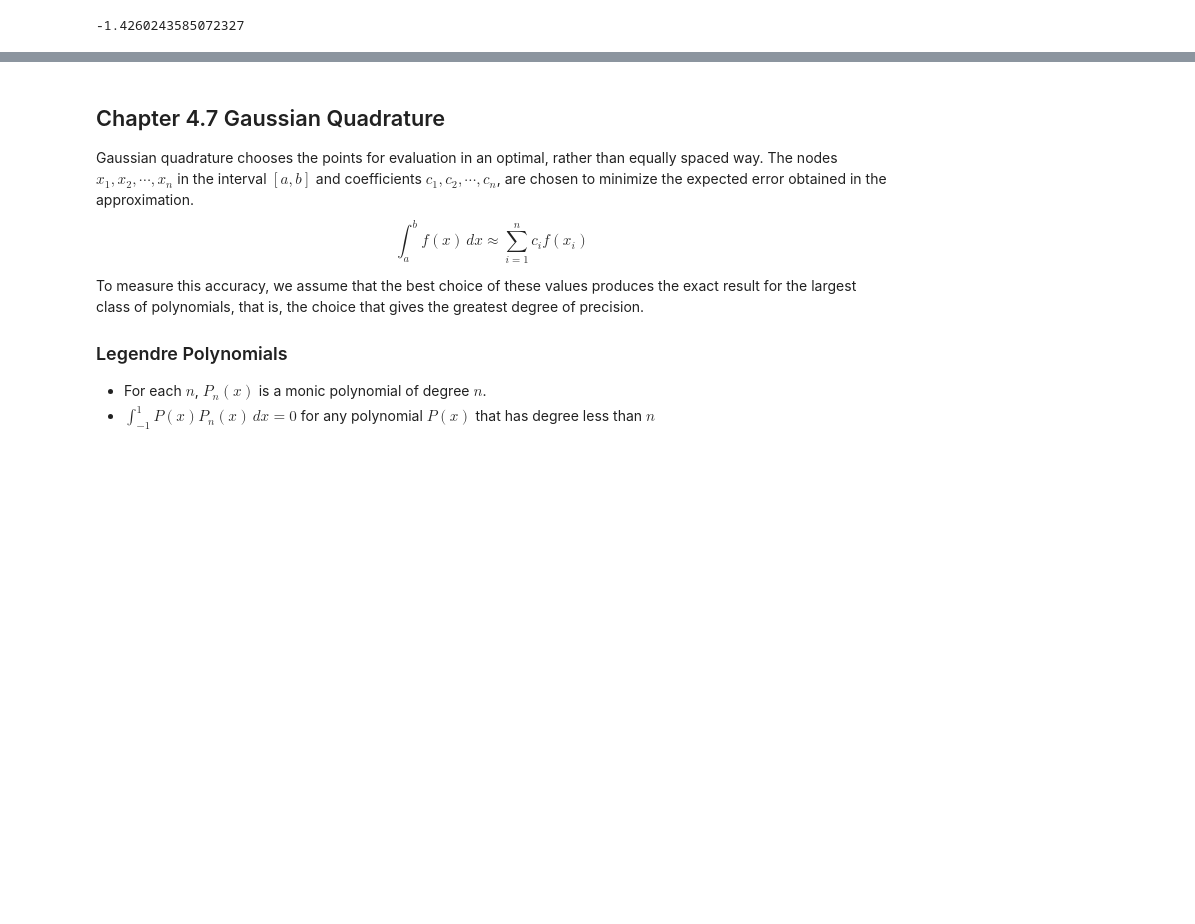
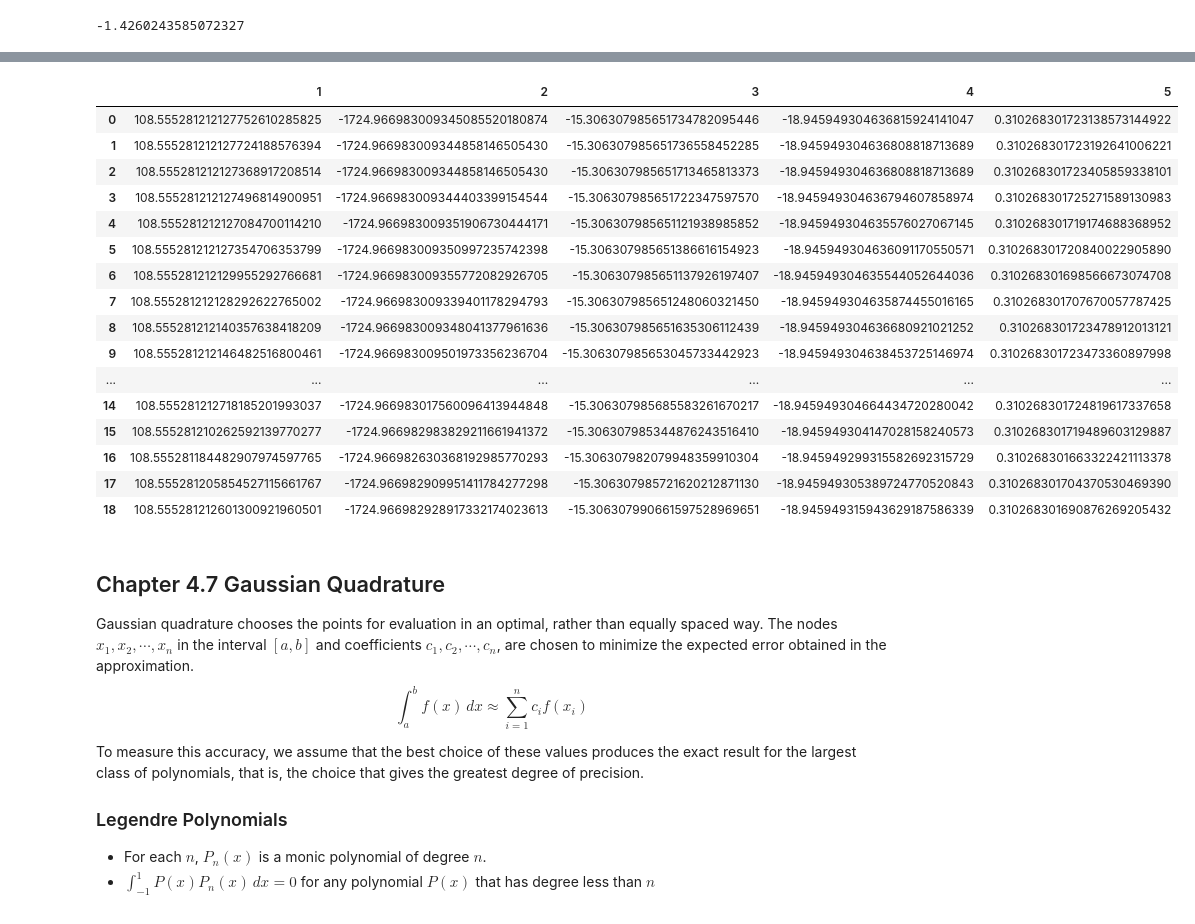
Before and after one commit to Haus226/numericAnalysis, a Jupyter notebook: Chapter 4.ipynb, the cells around one changed output, grey strips where cells are left out. Cells and saved outputs as stored; diff of their text form; code cells hidden in the pictures; blank space fills up the shorter version.

Commit message:
Implement Adaptive Closed Newton-Cotes

```diff
--- a/Chapter 4.ipynb
+++ b/Chapter 4.ipynb
@@ -3,7 +3,9 @@ import numpy as np
 from typing import Union, List, Callable, Any, Tuple
 import matplotlib.pyplot as plt
 import pandas as pd
-pd.set_option("display.precision", 8)
+import math
+
+pd.set_option("display.precision", 24)
 
 
 # This function is used to form polynomial from roots which will be used in
@@ -12,7 +14,7 @@ pd.set_option("display.precision", 8)
 def integPolynomial(index:int, roots:np.ndarray, coef:np.ndarray, alpha:float=None, beta:float=None) -> float:
     idxs = np.arange(len(roots)) != index
     poly = np.polynomial.Polynomial.fromroots(roots[idxs])
-    an_poly = np.polynomial.Polynomial.integ(poly)
+    an_poly = poly.integ()
     coef[index] = an_poly(1) - an_poly(-1)
     coef[index] /= np.prod(roots[index] - roots[idxs])
     if (alpha is not None) and (beta is not None):
@@ -265,6 +267,9 @@ where
 $$a_i=\int_{x_0}^{x_n}L_i(x)\,dx=\int_{x_0}^{x_n}\prod_{\substack{j=0 \\ j\neq i}}^n\frac{(x-x_j)}{(x_i-x_j)}\,dx$$
 # %%
 def closedNewtonCotesCoef(num_points:int) -> np.ndarray:
+    '''
+    Coefficient of each f in Closed Newton-Cotes formula
+    '''
     h = 2 / num_points
     num_points += 1
     roots = np.linspace(-1, 1, num_points)
@@ -279,6 +284,9 @@ def closedNewtonCotes(func:Callable[[Union[float, int, np.ndarray]], Union[float
             num_points:int,
             visualize:bool=False,
             ) -> float:
+    '''
+    Closed Newton-Cotes Formulae
+    '''
     coef = closedNewtonCotesCoef(num_points)
     h = (b - a) / num_points
     num_points += 1
@@ -293,7 +301,6 @@ def closedNewtonCotes(func:Callable[[Union[float, int, np.ndarray]], Union[float
         plt.scatter(x, y, s=30)
         plt.fill_between(x, y, edgecolor="black")
         plt.show()
-
     return np.sum(coef * y) * h
 # %%
 f = lambda x: x * np.sin(x ** 2)
@@ -594,6 +647,8 @@ def CompositeNewtonCotes_(func:Callable[[Union[float, int, np.ndarray]], Union[f
            m:int=2,
            N:int=None,
            ) -> float:
+    if (N is not None) and (N % m):
+        raise ValueError("N must be disivible by m")
     if (h is None) and (N is None):
         raise ValueError("h and N cannot be None at the same time")
     elif h is None:
@@ -606,8 +661,8 @@ def CompositeNewtonCotes_(func:Callable[[Union[float, int, np.ndarray]], Union[f
 
     approx = 0
     for idx in range(0, N - m + 1, m):
-        approx += np.sum(func(x[idx:idx + m + 1]) * coef) * h
-    return approx
+        approx += np.sum(func(x[idx:idx + m + 1]) * coef)
+    return approx * h
 # %%
 # Exercise Set 4.4 Question 1
 import pandas as pd
@@ -912,3 +1057,40 @@ AdaTrapezoidal(f, 1.0, 3.0, 1e-3, visualize=True)
+# %%
+f = [
+    lambda x: np.exp(2 * x) * np.sin(3 * x),
+    lambda x: np.exp(3 * x) * np.sin(2 * x),
+    lambda x: 2 * x * np.cos(2 * x) - (x - 2) ** 2,
+    lambda x: 4 * x * np.cos(2 * x) - (x - 2) ** 2,
+    lambda x: np.sin(x ** 2)
+]
+a = [1, 1, 0, 0, 0]
+b = [3, 3, 5, 5, 1]
+
+n = 20
+approx = [[] for _ in range(len(f))]
+for idx in range(len(f)):
+    for jdx in range(1, n):
+        approx[idx].append(AdaClosedNewtonCotes(f[idx], a[idx], b[idx], jdx + 1, 10 ** (-10)))
+pd.DataFrame({
+    idx + 1:approx[idx] for idx in range(len(f))
+})
+# %% [output]
+|  | 1 | 2 | 3 | 4 | 5 |
+| 0 | 108.555281212127752610285825 | -1724.966983009345085520180874 | -15.306307985651734782095446 | -18.945949304636815924141047 | 0.310268301723138573144922 |
+| 1 | 108.555281212127724188576394 | -1724.966983009344858146505430 | -15.306307985651736558452285 | -18.945949304636808818713689 | 0.310268301723192641006221 |
+| 2 | 108.555281212127368917208514 | -1724.966983009344858146505430 | -15.306307985651713465813373 | -18.945949304636808818713689 | 0.310268301723405859338101 |
+| 3 | 108.555281212127496814900951 | -1724.966983009344403399154544 | -15.306307985651722347597570 | -18.945949304636794607858974 | 0.310268301725271589130983 |
+| 4 | 108.555281212127084700114210 | -1724.966983009351906730444171 | -15.306307985651121938985852 | -18.945949304635576027067145 | 0.310268301719174688368952 |
+| 5 | 108.555281212127354706353799 | -1724.966983009350997235742398 | -15.306307985651386616154923 | -18.945949304636091170550571 | 0.310268301720840022905890 |
+| 6 | 108.555281212129955292766681 | -1724.966983009355772082926705 | -15.306307985651137926197407 | -18.945949304635544052644036 | 0.310268301698566673074708 |
+| 7 | 108.555281212128292622765002 | -1724.966983009339401178294793 | -15.306307985651248060321450 | -18.945949304635874455016165 | 0.310268301707670057787425 |
+| 8 | 108.555281212140357638418209 | -1724.966983009348041377961636 | -15.306307985651635306112439 | -18.945949304636680921021252 | 0.310268301723478912013121 |
+| 9 | 108.555281212146482516800461 | -1724.966983009501973356236704 | -15.306307985653045733442923 | -18.945949304638453725146974 | 0.310268301723473360897998 |
+| ... | ... | ... | ... | ... | ... |
+| 14 | 108.555281212718185201993037 | -1724.966983017560096413944848 | -15.306307985685583261670217 | -18.945949304664434720280042 | 0.310268301724819617337658 |
+| 15 | 108.555281210262592139770277 | -1724.966982983829211661941372 | -15.306307985344876243516410 | -18.945949304147028158240573 | 0.310268301719489603129887 |
+| 16 | 108.555281184482907974597765 | -1724.966982630368192985770293 | -15.306307982079948359910304 | -18.945949299315582692315729 | 0.310268301663322421113378 |
+| 17 | 108.555281205854527115661767 | -1724.966982909951411784277298 | -15.306307985721620212871130 | -18.945949305389724770520843 | 0.310268301704370530469390 |
+| 18 | 108.555281212601300921960501 | -1724.966982928917332174023613 | -15.306307990661597528969651 | -18.945949315943629187586339 | 0.310268301690876269205432 |
 # %% [markdown]
 ## Chapter 4.7 Gaussian Quadrature
 Gaussian quadrature chooses the points for evaluation in an optimal, rather than equally spaced  way. The nodes $x_1, x_2,\cdots , x_n$ in the interval $[a, b]$ and coefficients $c_1, c_2,\cdots , c_n$, are
```
Also changed, not shown: parts of 14 cells of this notebook.
